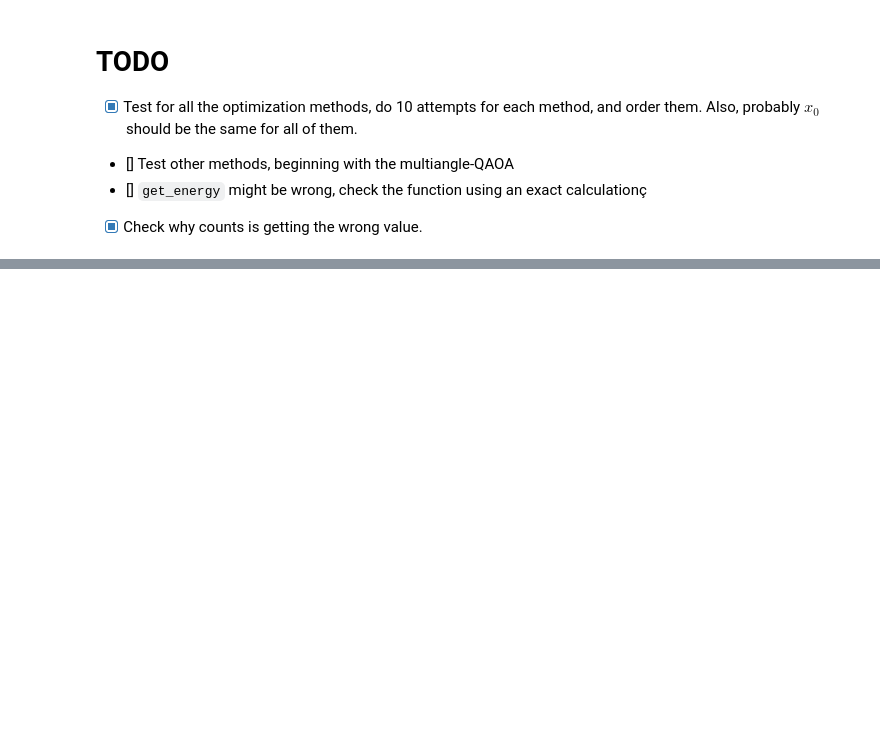
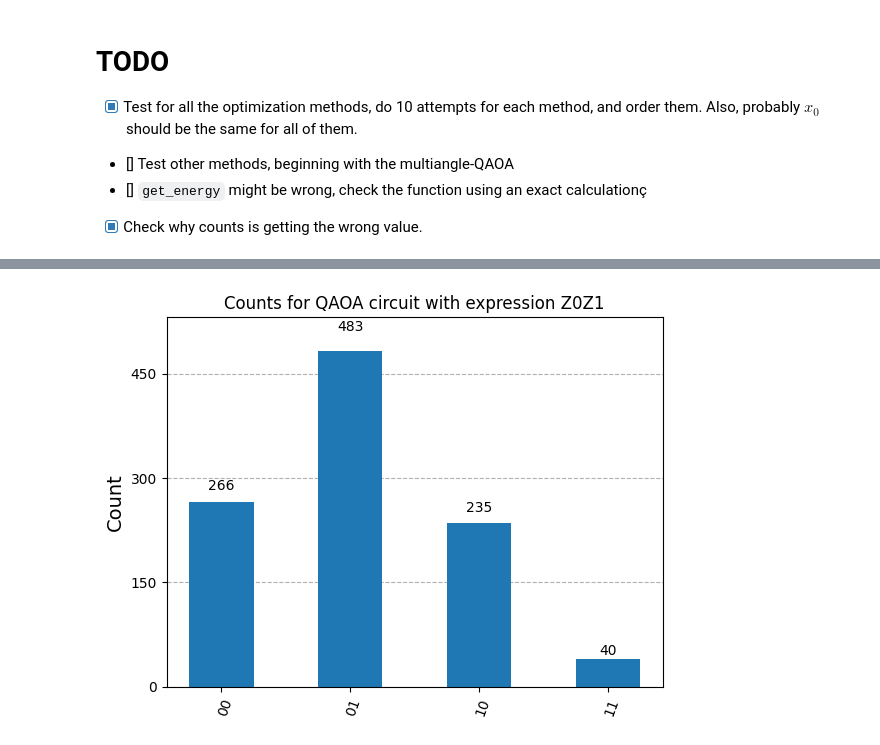
Before and after one commit to Nicofero/PhyloTree_ReConst, a Jupyter notebook: miscelaneous/new_qaoa.ipynb, the cells around one changed output, grey strips where cells are left out. Drawn from its saved outputs; the diff is of its cells as text; code cells hidden in the pictures; blank space fills up the shorter version.

```diff
--- a/miscelaneous/new_qaoa.ipynb
+++ b/miscelaneous/new_qaoa.ipynb
@@ -364,0 +431,4 @@ print(f'{np.argmax(np.abs(st.data)**2):0{5}b}')
+# %%
+plot_histogram(qc.counts, title="Counts for QAOA circuit with expression Z0Z1")
+# %% [output]
+[figure, added]
```
Also changed, not shown: parts of 11 cells of this notebook, 1 other file.
